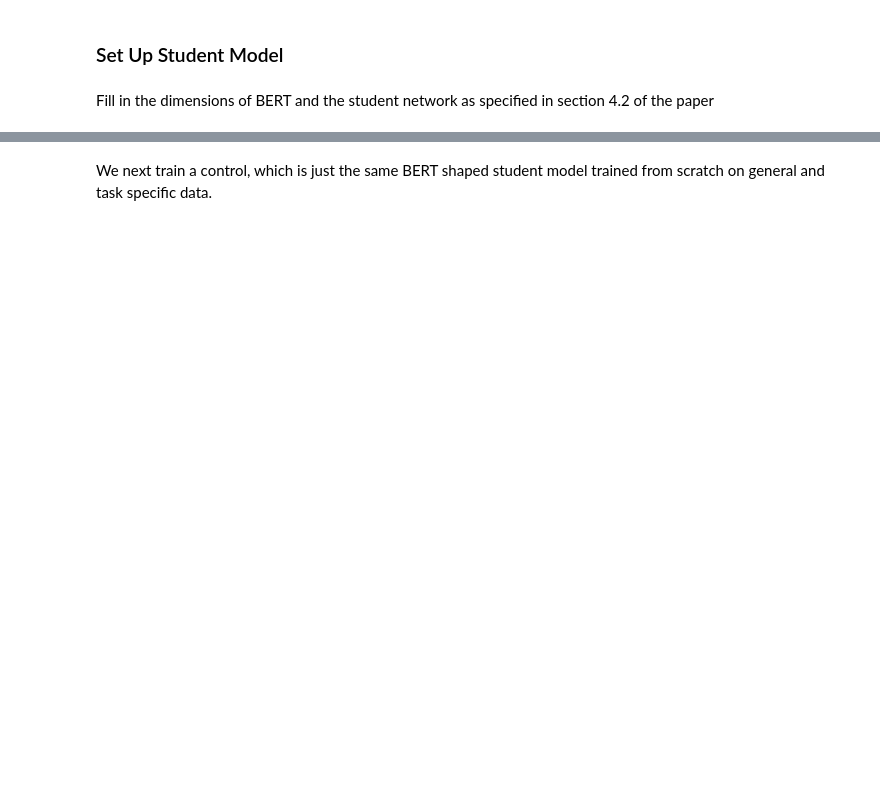
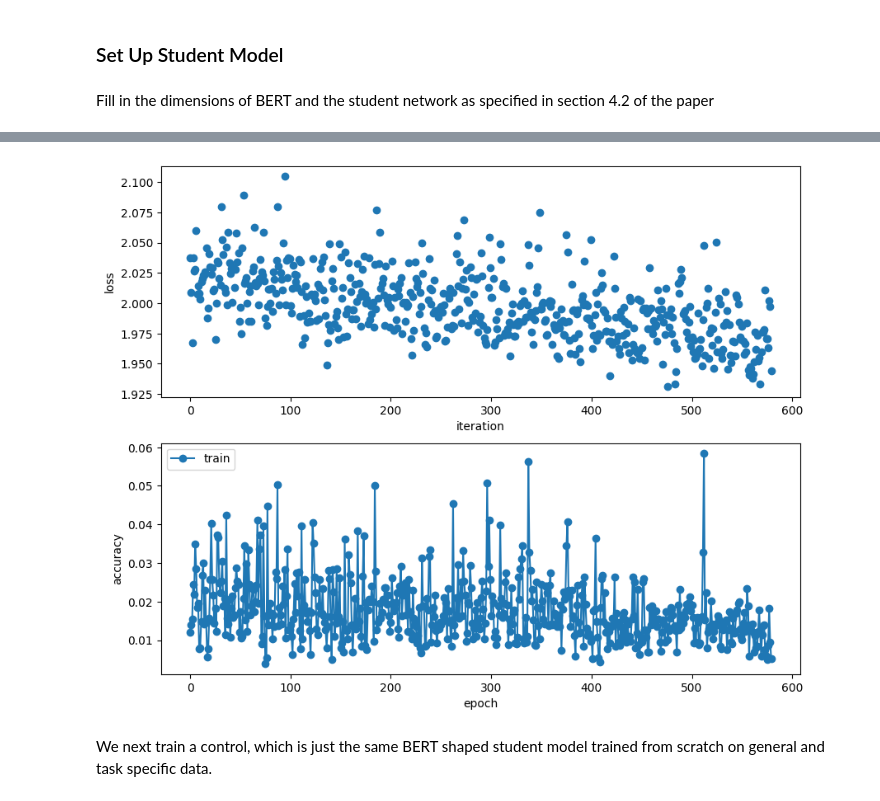
Before and after one commit to arubisov/cs182, a Jupyter notebook: hw3/3 Knowledge Distillation.ipynb, the cells around one changed output, grey strips where cells are left out. Cells and saved outputs as stored; diff of their text form; code cells hidden in the pictures; blank space fills up the shorter version.

Commit message:
knowledge distillation, poor results on student model

```diff
--- a/hw3/3 Knowledge Distillation.ipynb
+++ b/hw3/3 Knowledge Distillation.ipynb
@@ -174,14 +203,14 @@ teacher_embed_dim = 50
 student_embed_dim = 10
 batch_size = 2
 
-with open(root_folder+"kd_checks/kd_embed_loss.json",'r') as f:
+with open(public_folder+"kd_checks/kd_embed_loss.json",'r') as f:
   io = json.load(f)
   teacher_embd = torch.tensor(io['teacher_embed'])
   student_embd = torch.tensor(io['student_embed'])
   expected_output = torch.tensor(io['expected_output'])
 
 embd_loss = EmbeddingLayerLoss(teacher_embed_dim,student_embed_dim)
-embd_loss.load_state_dict(torch.load(root_folder+"kd_checks/kd_embed_loss"))
+embd_loss.load_state_dict(torch.load(public_folder+"kd_checks/kd_embed_loss"))
 output = embd_loss(teacher_embd, student_embd)
 
 print("Total error on the output:",
@@ -198,7 +227,7 @@ from kd_loss import PredictionLoss
 word_count = 10
 batch_size = 2
 
-with open(root_folder+"kd_checks/kd_pred_loss.json",'r') as f:
+with open(public_folder+"kd_checks/kd_pred_loss.json",'r') as f:
   io = json.load(f)
   teacher_pred = torch.tensor(io['teacher_pred'])
   student_pred = torch.tensor(io['student_pred'])
@@ -229,7 +258,7 @@ student_num_blocks = 2
 batch_size = 2
 layer_mapping = range(2,6,3)
 
-with open(root_folder+"kd_checks/kd_loss.json",'r') as f:
+with open(public_folder+"kd_checks/kd_loss.json",'r') as f:
   io = json.load(f)
   teacher_out = io['teacher_out']
   student_out = io['student_out']
@@ -248,7 +277,7 @@ with open(root_folder+"kd_checks/kd_loss.json",'r') as f:
   expected_output = torch.tensor(io['expected_output'])
 
 kd_loss = KnowledgeDistillationLoss(teacher_embed_dim,student_embed_dim,teacher_hidden_dim,student_hidden_dim,layer_mapping)
-kd_loss.load_state_dict(torch.load(root_folder+"kd_checks/kd_loss"))
+kd_loss.load_state_dict(torch.load(public_folder+"kd_checks/kd_loss"))
 output = kd_loss(teacher_out, student_out)
 
 print("Total error on the output:",
@@ -341,6 +434,18 @@ student_config = BertConfig(
 # %%
 from kd_loss import KnowledgeDistillationLoss
+
+# from_pretrained loads the config and state of the model.
+# this model https://huggingface.co/bert-base-uncased was pretrained
+# on BookCorpus and English Wikipedia
 teacher_model = BertForMaskedLM.from_pretrained("bert-base-uncased").to(device)
-teacher_model.load_state_dict(th.load(root_folder+'bert_models/teacher_wikitext.pt'))
+
+# load_state_dict changes the loaded state of the model, here presumably for the finetuning
+# on the Wikitext dataset that this notebook wanted me to use.
+# incompatibility of versions, so I can't load it. skipping.
+# teacher_model.load_state_dict(torch.load(public_folder+'bert_models/teacher_wikitext.pt'))
 student_model = BertForMaskedLM(student_config).to(device)
-criterion = KnowledgeDistillationLoss(teacher_embd_dim,student_embd_dim,teacher_hddn_dim,student_hddn_dim,layer_mapping).to(device)
+criterion = KnowledgeDistillationLoss(teacher_embd_dim,
+                                      student_embd_dim,
+                                      teacher_hddn_dim,
+                                      student_hddn_dim,
+                                      layer_mapping).to(device)
@@ -381,3 +514,23 @@ for epoch in range(epochs):
+# %%
+import matplotlib.pyplot as plt
+%matplotlib inline
+plt.rcParams['figure.figsize'] = (10.0, 8.0) # set default size of plots
+plt.rcParams['image.interpolation'] = 'nearest'
+plt.rcParams['image.cmap'] = 'gray'
+
+plt.subplot(2, 1, 1)
+plt.plot(losses, 'o')
+plt.xlabel('iteration')
+plt.ylabel('loss')
+
+plt.subplot(2, 1, 2)
+plt.plot(accuracies, '-o')
+plt.legend(['train'], loc='upper left')
+plt.xlabel('epoch')
+plt.ylabel('accuracy')
+plt.show()
+# %% [output]
+[figure, added]
 # %% [markdown]
 We next train a control, which is just the same BERT shaped student model trained from scratch on general and task specific data.
 # %%
```
Also changed, not shown: parts of 29 cells of this notebook.
